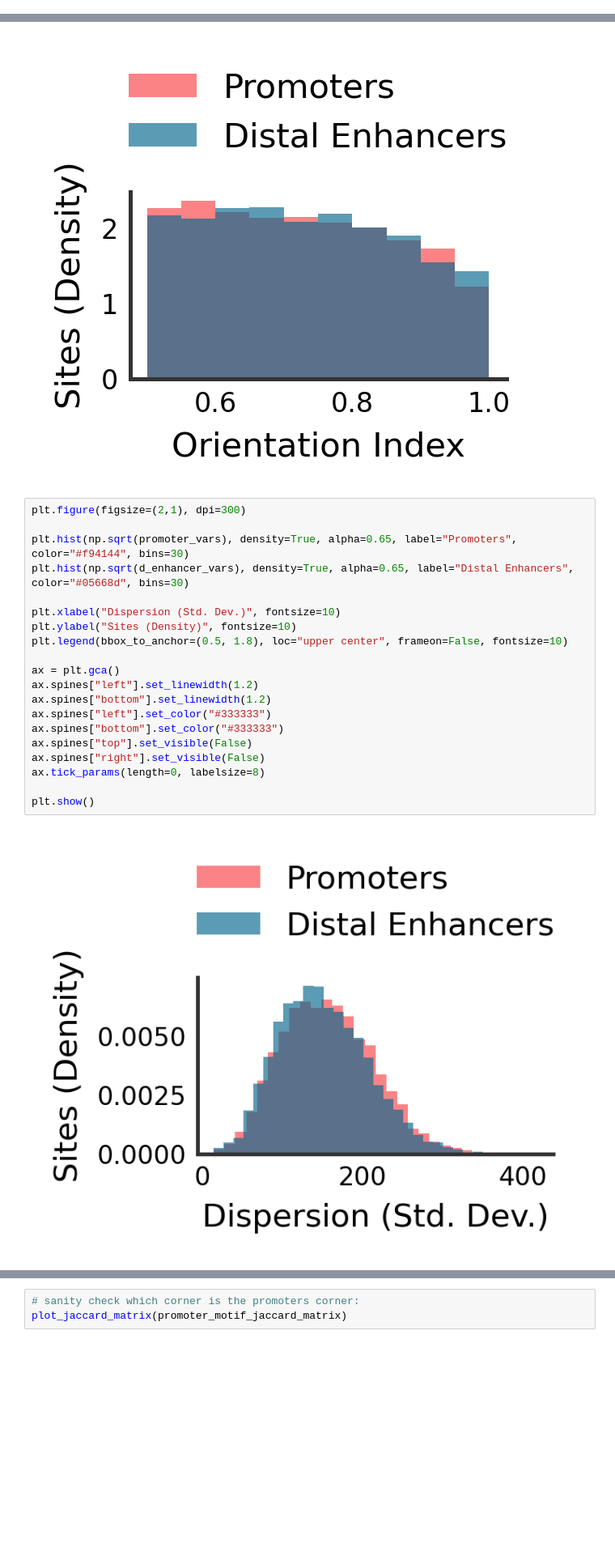
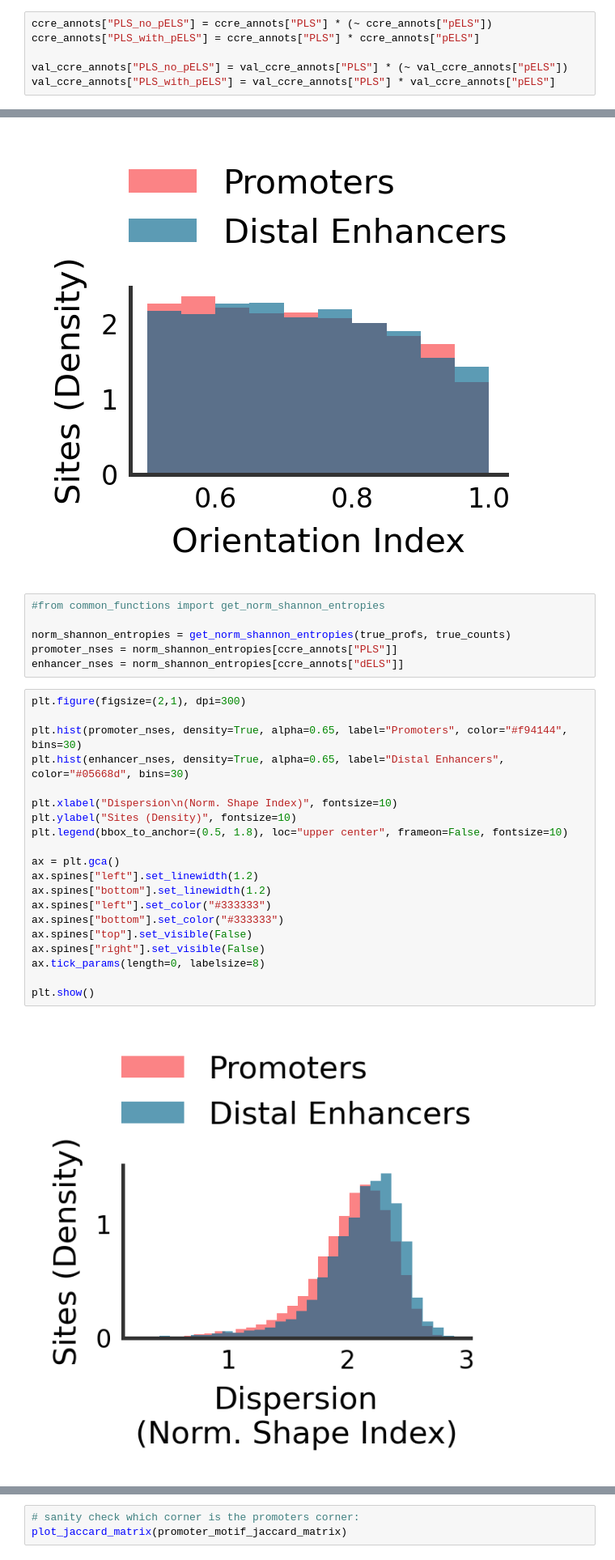
Before and after one commit to kundajelab/ProCapNet, a Jupyter notebook: src/figure_notebooks/Fig3.ipynb, the cells around one changed output, grey strips where cells are left out. Shown at 81% size. Cells and saved outputs as stored; diff of their text form; blank space fills up the shorter version.

```diff
--- a/src/figure_notebooks/Fig3.ipynb
+++ b/src/figure_notebooks/Fig3.ipynb
@@ -73,6 +72,12 @@ ccre_bed = get_ccre_bed(cell_type)
 
 ccre_annots = find_peak_overlap_labels(coords, ccre_bed, in_window, out_window)
 val_ccre_annots = find_peak_overlap_labels(val_coords, ccre_bed, in_window, out_window)
+# %%
+ccre_annots["PLS_no_pELS"] = ccre_annots["PLS"] * (~ ccre_annots["pELS"])
+ccre_annots["PLS_with_pELS"] = ccre_annots["PLS"] * ccre_annots["pELS"]
+
+val_ccre_annots["PLS_no_pELS"] = val_ccre_annots["PLS"] * (~ val_ccre_annots["pELS"])
+val_ccre_annots["PLS_with_pELS"] = val_ccre_annots["PLS"] * val_ccre_annots["pELS"]
 # %%
 onehot_seqs, true_profs = extract_peaks(genome_path,
                                         chrom_sizes,
@@ -413,25 +467,31 @@ ax.tick_params(length=0, labelsize=8)
 plt.show()
 # %% [output]
 [figure]
+# %%
+#from common_functions import get_norm_shannon_entropies
+
+norm_shannon_entropies = get_norm_shannon_entropies(true_profs, true_counts)
+promoter_nses = norm_shannon_entropies[ccre_annots["PLS"]]
+enhancer_nses = norm_shannon_entropies[ccre_annots["dELS"]]
 # %%
 plt.figure(figsize=(2,1), dpi=300)
 
-plt.hist(np.sqrt(promoter_vars), density=True, alpha=0.65, label="Promoters", color="#f94144", bins=30)
-plt.hist(np.sqrt(d_enhancer_vars), density=True, alpha=0.65, label="Distal Enhancers", color="#05668d", bins=30)
+plt.hist(promoter_nses, density=True, alpha=0.65, label="Promoters", color="#f94144", bins=30)
+plt.hist(enhancer_nses, density=True, alpha=0.65, label="Distal Enhancers", color="#05668d", bins=30)
 
-plt.xlabel("Dispersion (Std. Dev.)", fontsize=10)
+plt.xlabel("Dispersion\n(Norm. Shape Index)", fontsize=10)
 plt.ylabel("Sites (Density)", fontsize=10)
 plt.legend(bbox_to_anchor=(0.5, 1.8), loc="upper center", frameon=False, fontsize=10)
 
 ax = plt.gca()
 ax.spines["left"].set_linewidth(1.2)
 ax.spines["bottom"].set_linewidth(1.2)
 ax.spines["left"].set_color("#333333")
 ax.spines["bottom"].set_color("#333333")
 ax.spines["top"].set_visible(False)
 ax.spines["right"].set_visible(False)
 ax.tick_params(length=0, labelsize=8)
 
 plt.show()
 # %% [output]
-[figure, old version]
+[figure, new version]
```
Also changed, not shown: parts of 38 cells of this notebook, 2 other files.
